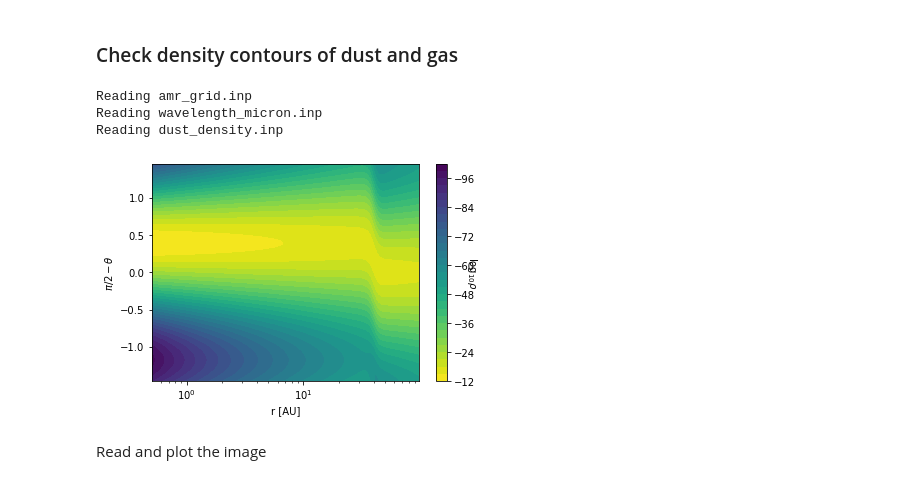
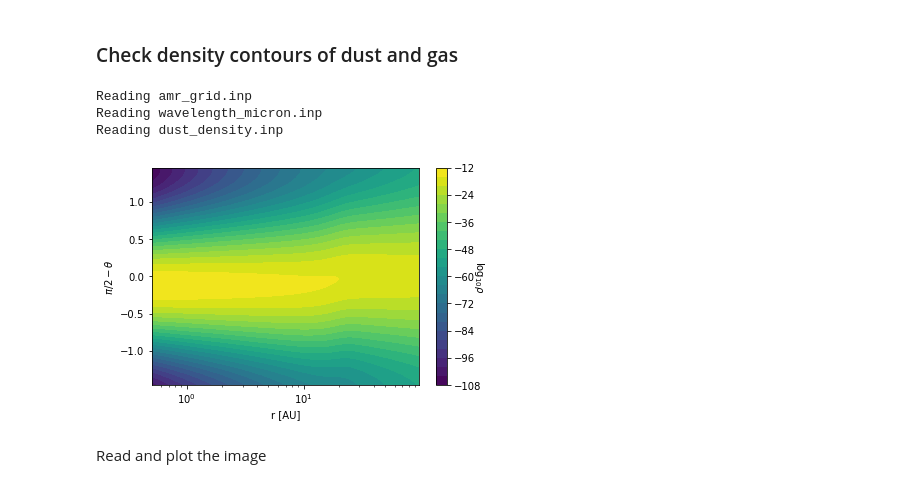
Before and after one commit to zuletav/warpdisks, a Jupyter notebook: notebooks/warped_disk/warped_disk_test.ipynb, the cells around one changed output. Saved outputs shown, nothing was run; the diff lists cells and outputs as text; code cells hidden in the pictures.

```diff
--- a/notebooks/warped_disk/warped_disk_test.ipynb
+++ b/notebooks/warped_disk/warped_disk_test.ipynb
@@ -348,18 +361,18 @@ import matplotlib.pylab as plb
 from radmc3dPy import analyze, natconst
 # %%
 data = analyze.readData(ddens=True, ispec='co')
-c = plb.contourf(data.grid.x/natconst.au, np.pi/2.-data.grid.y, np.log10(data.rhodust[:,:,32,0].T), 30)
+c = plb.contourf(data.grid.x/natconst.au, np.pi/2.-data.grid.y, np.log10(data.rhodust[:,:,0,0].T), 30)
 plb.xlabel('r [AU]')
 plb.ylabel(r'$\pi/2-\theta$')
 plb.xscale('log')
 
 cb = plb.colorbar(c)
 cb.set_label(r'$\log_{10}{\rho}$', rotation=270.)
 # %% [output]
 Reading amr_grid.inp
 Reading wavelength_micron.inp
 Reading dust_density.inp
-[figure, old version]
+[figure, new version]
 # %%
 # Now let's make a set of channel maps
 vkms = 0.
```
Also changed, not shown: parts of 8 cells of this notebook, 5 other files.
